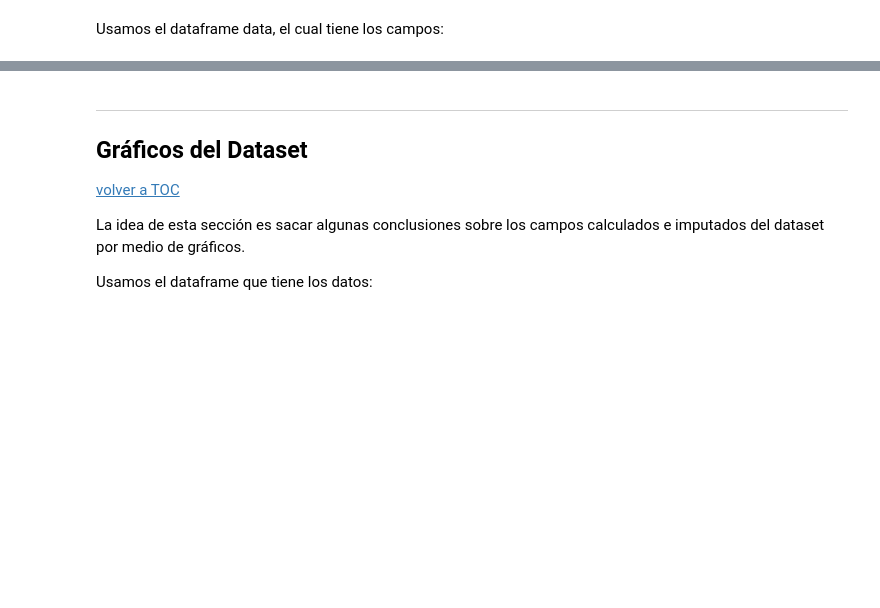
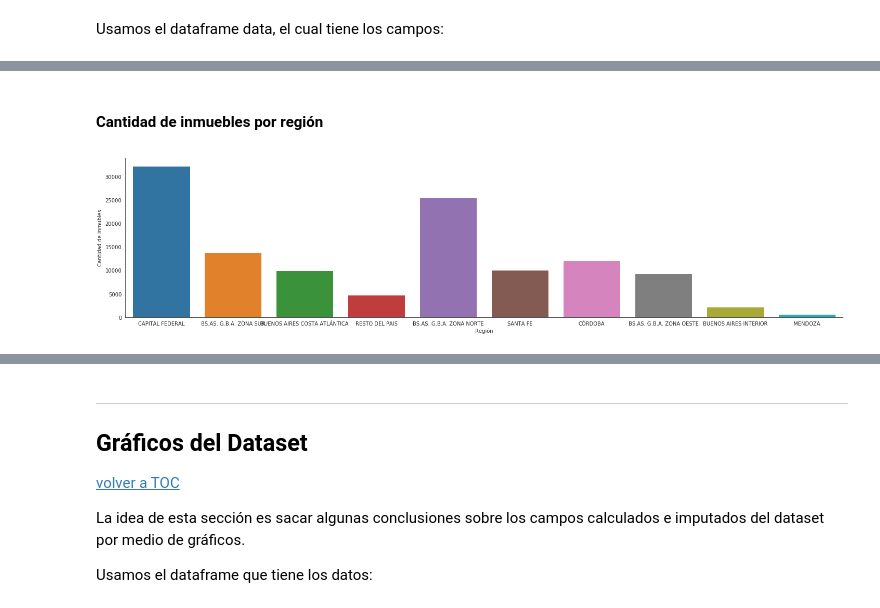
Before and after one commit to varelapablos/Desafio1-G3, a Jupyter notebook: Notebook_Alan.ipynb, the cells around one changed output, grey strips where cells are left out. Cells and saved outputs as stored; diff of their text form; code cells hidden in the pictures; blank space fills up the shorter version.

```diff
--- a/Notebook_Alan.ipynb
+++ b/Notebook_Alan.ipynb
@@ -1578,0 +1596,8 @@ Usamos el dataframe data, el cual tiene los campos:
+# %% [markdown]
+#### Cantidad de inmuebles por región
+# %%
+with sns.axes_style('white'):
+    g = sns.catplot('centro_urbano', data=data, aspect=4, kind='count')
+    g.set_axis_labels('Región', 'Cantidad de inmubles')
+# %% [output]
+[figure, added]
```
Also changed, not shown: parts of 13 cells of this notebook.
